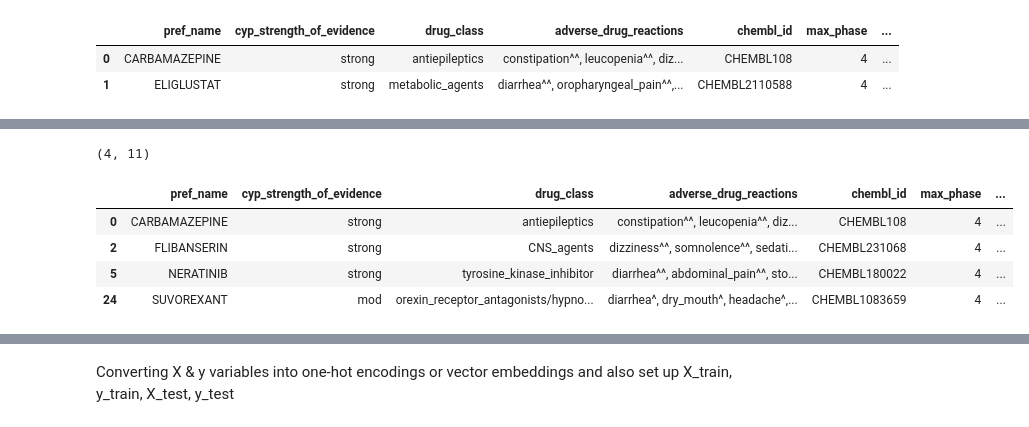
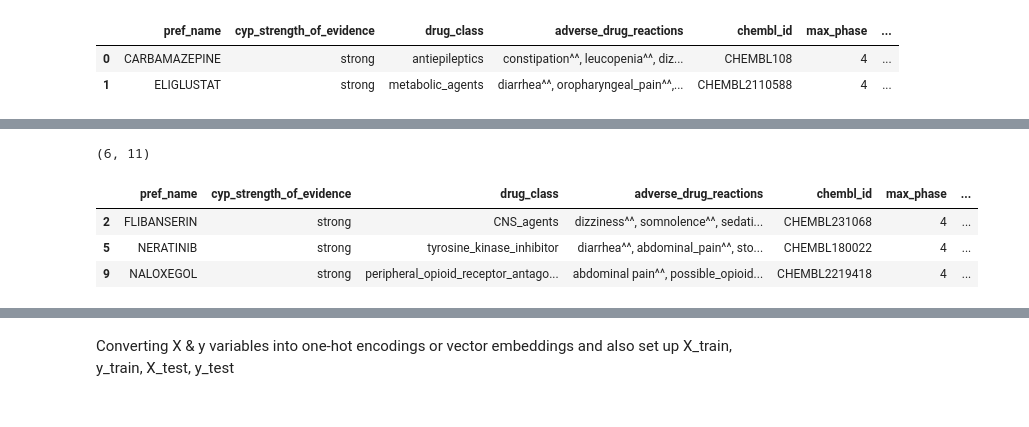
Before and after one commit to jhylin/Adverse_drug_reactions, a Jupyter notebook: ADR_test.ipynb, the cells around one changed output, grey strips where cells are left out. Cells and saved outputs as stored; diff of their text form; code cells hidden in the pictures.

```diff
--- a/ADR_test.ipynb
+++ b/ADR_test.ipynb
@@ -251,13 +252,12 @@ array([ 0,  2,  5, 24])
 # %%
 test_set = test.tolist()
 df_test = df_p3a4.iloc[test_set]
 print(df_test.shape)
-df_test
+df_test.head(3)
 # %% [output]
-(4, 11)
+(6, 11)
 |  | pref_name | cyp_strength_of_evidence | drug_class | adverse_drug_reactions | chembl_id | max_phase | ... |
-| 0 | CARBAMAZEPINE | strong | antiepileptics | constipation^^, leucopenia^^, diz... | CHEMBL108 | 4 | ... |
 | 2 | FLIBANSERIN | strong | CNS_agents | dizziness^^, somnolence^^, sedati... | CHEMBL231068 | 4 | ... |
 | 5 | NERATINIB | strong | tyrosine_kinase_inhibitor | diarrhea^^, abdominal_pain^^, sto... | CHEMBL180022 | 4 | ... |
-| 24 | SUVOREXANT | mod | orexin_receptor_antagonists/hypno... | diarrhea^, dry_mouth^, headache^,... | CHEMBL1083659 | 4 | ... |
+| 9 | NALOXEGOL | strong | peripheral_opioid_receptor_antago... | abdominal pain^^, possible_opioid... | CHEMBL2219418 | 4 | ... |
 # %%
```
Also changed, not shown: parts of 20 cells of this notebook.
